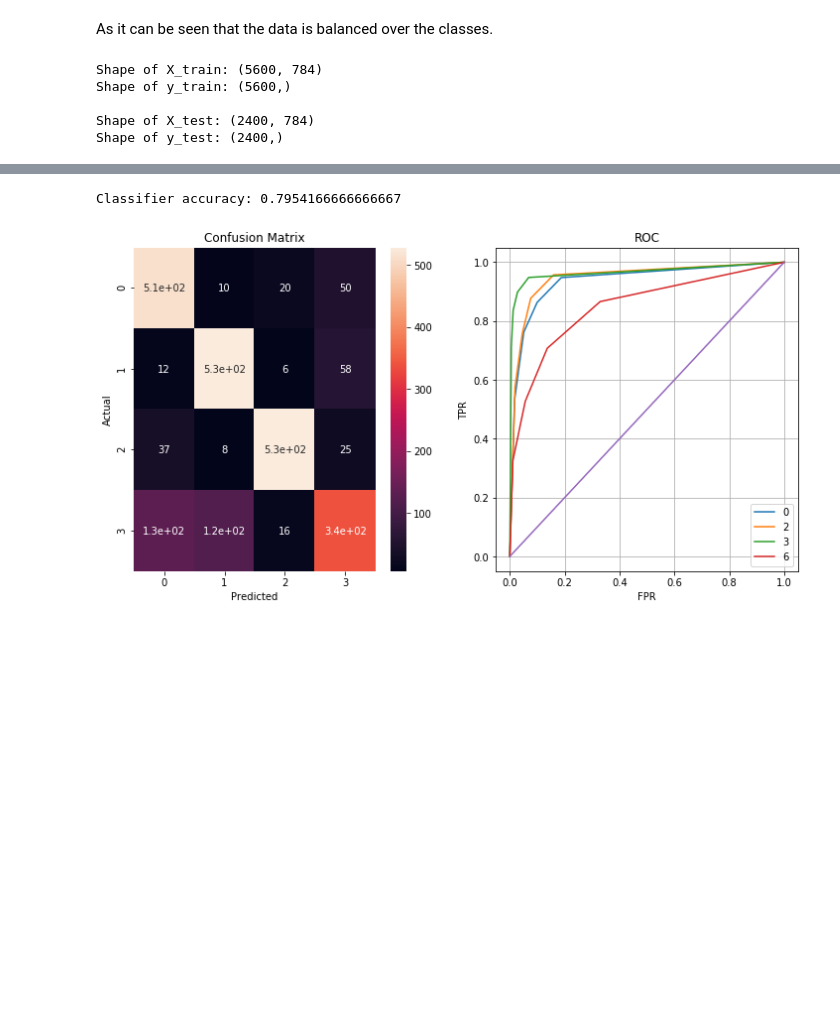
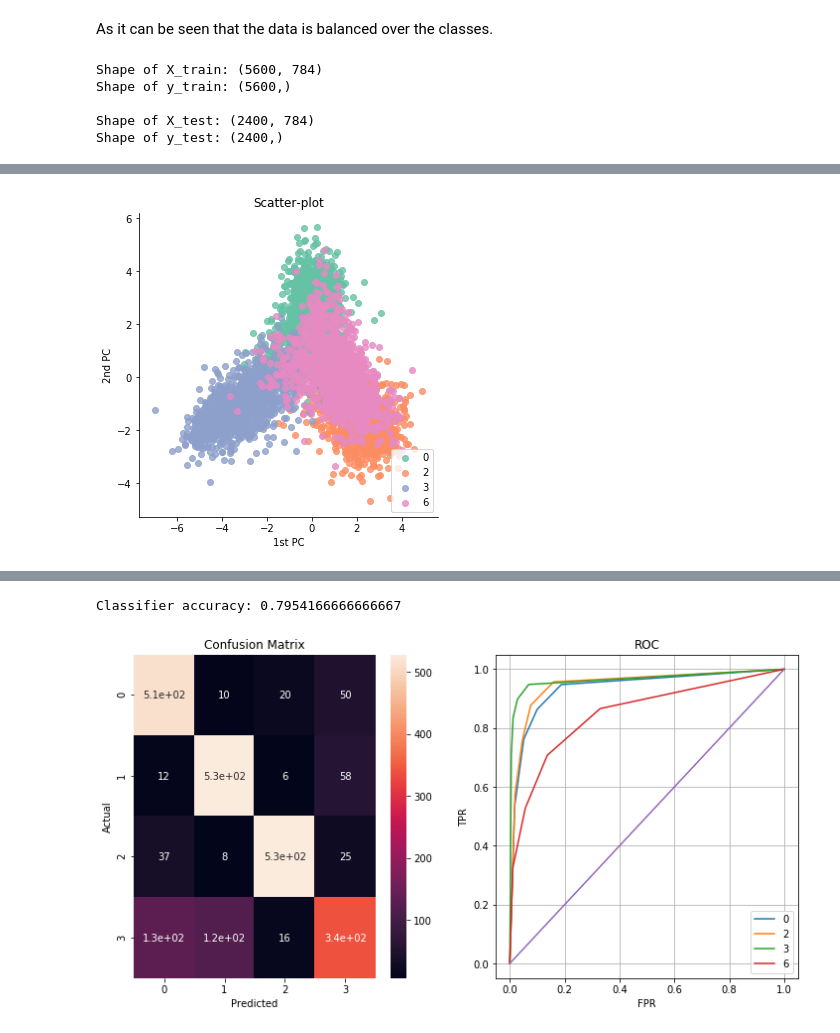
Before and after one commit to TheAnkurPandey/MIDASS_SIT, a Jupyter notebook: CV_Problem/ImageClassificationTask.ipynb, the cells around one changed output, grey strips where cells are left out. Cells and saved outputs as stored; diff of their text form; code cells hidden in the pictures; blank space fills up the shorter version.

```diff
--- a/CV_Problem/ImageClassificationTask.ipynb
+++ b/CV_Problem/ImageClassificationTask.ipynb
@@ -126,0 +153,12 @@ Shape of y_test: (2400,)
+# %%
+def reduce_dimension_by_lda(X_train, y_train, X_test, n_components):
+    from sklearn.discriminant_analysis import LinearDiscriminantAnalysis as LDA
+
+    lda = LDA(n_components=n_components)
+
+    X_train = lda.fit_transform(X_train, y_train)
+    X_test = lda.transform(X_test)
+
+    return X_train, X_test
+# %%
+X_train_lda, X_test_lda = reduce_dimension_by_lda(X_train, y_train, X_test, 2)
@@ -126,0 +193,6 @@ Shape of y_test: (2400,)
+# %%
+df = pd.DataFrame(X_train_lda, columns=['1st PC', '2nd PC'])
+df = df.assign(label=np.array(y_train))
+scatter_plot(df, '1st PC', '2nd PC', 'Scatter-plot')
+# %% [output]
+[figure, added]
```
Also changed, not shown: parts of 37 cells of this notebook, 1 other file.
